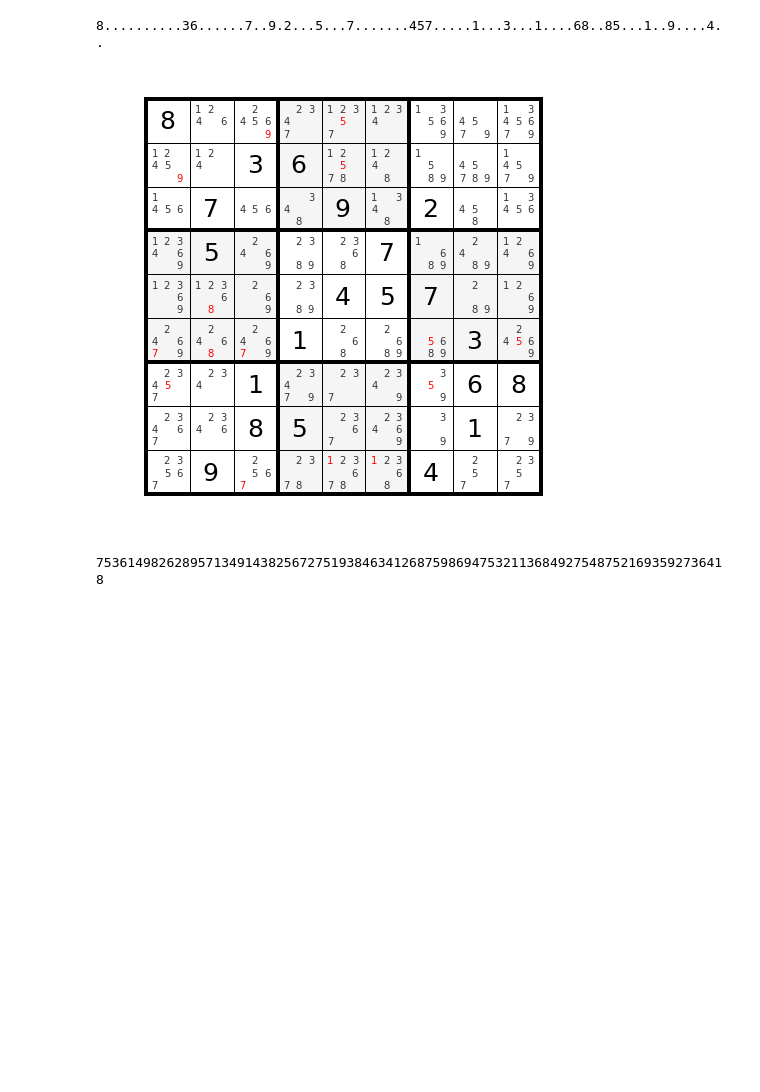
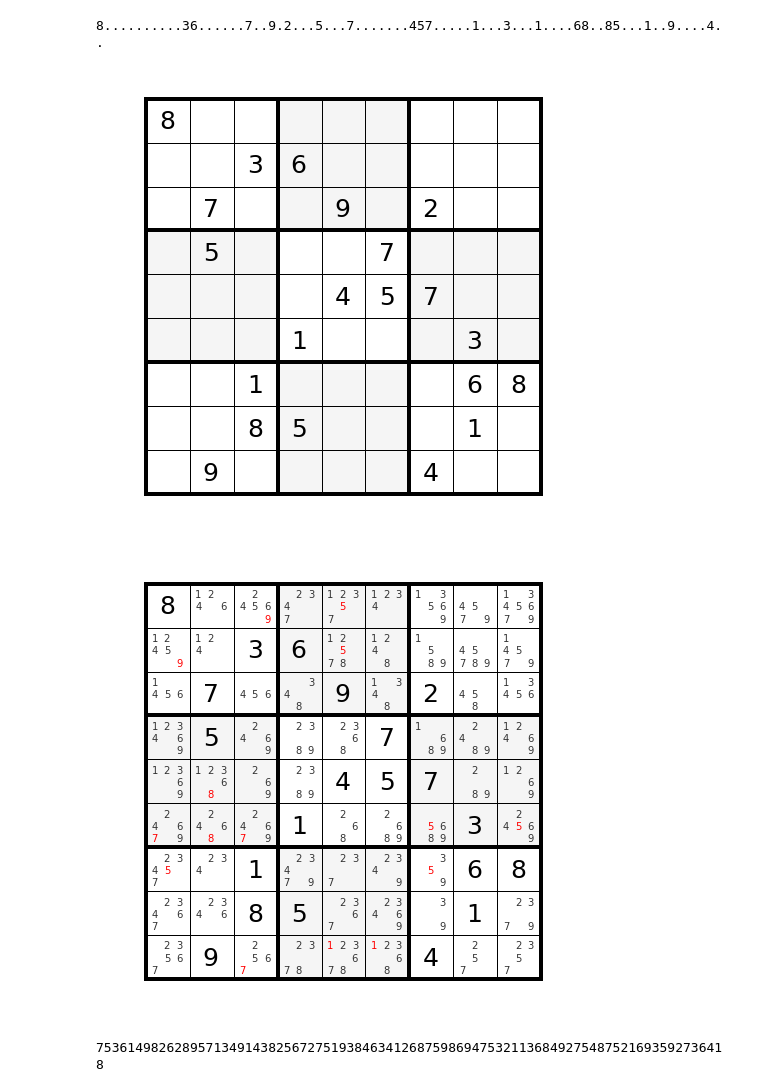
Before and after one commit to r1cc4rdo/sudoku, a Jupyter notebook: sudoku.ipynb, the cells around one changed output. Saved outputs shown, nothing was run; the diff lists cells and outputs as text; code cells hidden in the pictures; blank space fills up the shorter version.

```diff
--- a/sudoku.ipynb
+++ b/sudoku.ipynb
@@ -28,10 +28,12 @@ print board_to_string(board)
 # %% [output]
 8..........36......7..9.2...5...7.......457.....1...3...1....68..85...1..9....4..
 # %%
-solver_w_search.eliminate_plus(board)
+plot_board(board)
+sudoku.solver_w_search.eliminate(board)
 plot_board(board, True, True)
 # %% [output]
-[figure, old version]
+[figure, new version]
+[figure, added]
 # %%
 solver_w_search.solve = plot_solve
 
```
Also changed, not shown: 3 other files.
